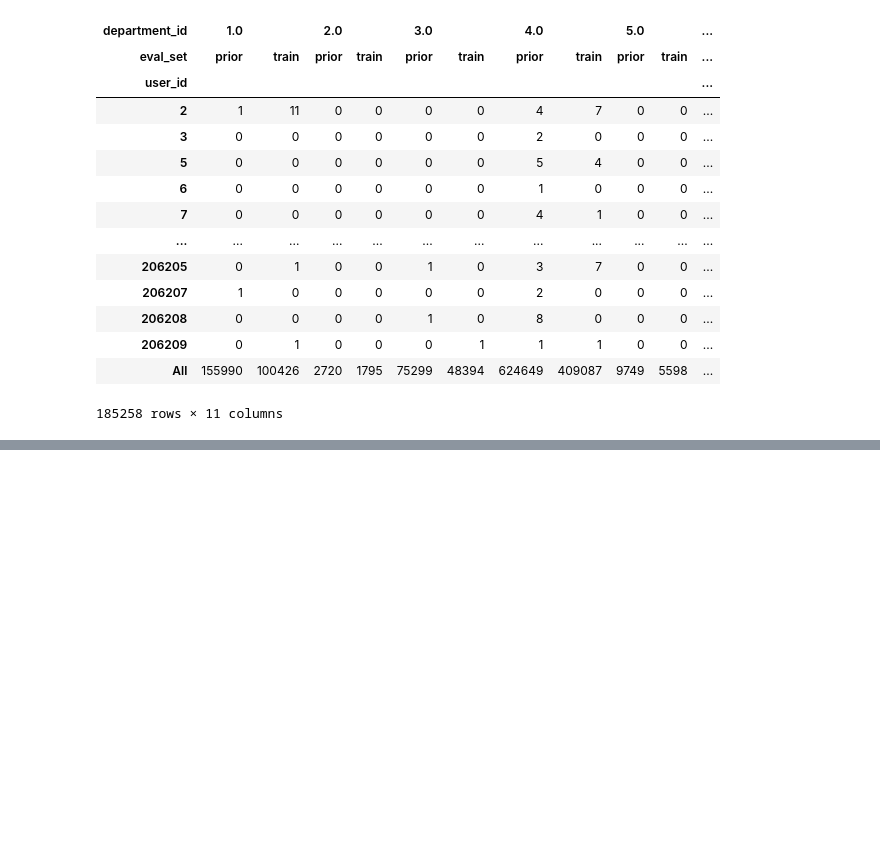
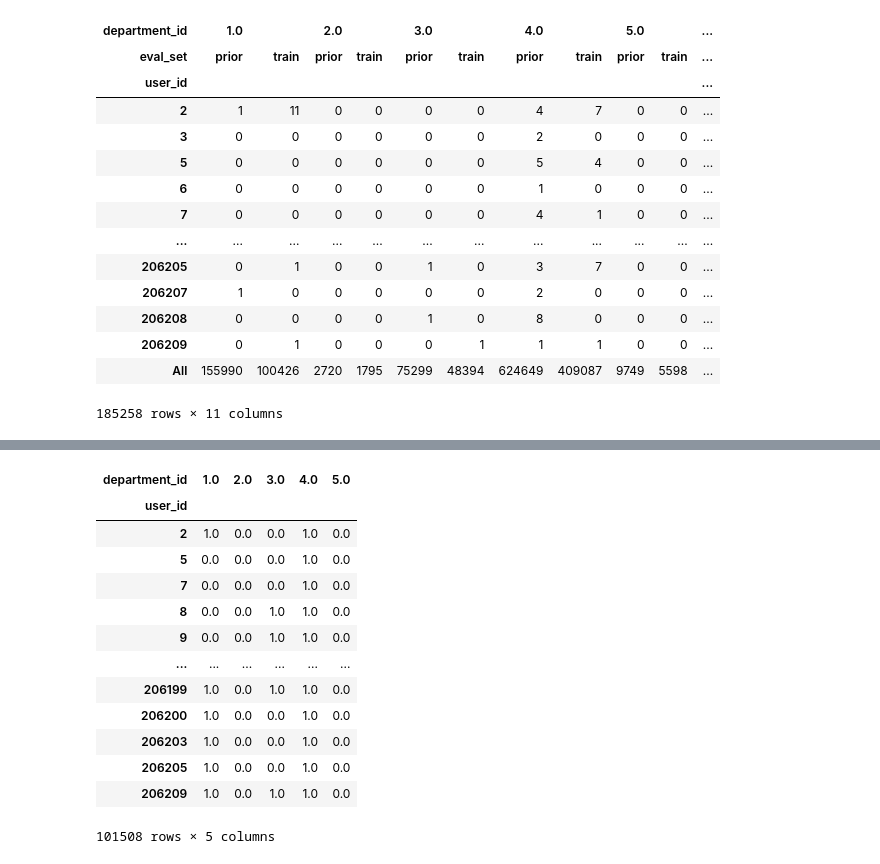
Before and after one commit to Chemmic/DataScience, a Jupyter notebook: data_science_project.ipynb, the cells around one changed output, grey strips where cells are left out. Drawn from its saved outputs; the diff is of its cells as text; code cells hidden in the pictures; blank space fills up the shorter version.

```diff
--- a/data_science_project.ipynb
+++ b/data_science_project.ipynb
@@ -225,0 +333,23 @@ latest = (
+# %%
+common_users = priorN.index.intersection(trainN.index)
+
+priorNN = priorN.loc[common_users]
+trainNN = trainN.loc[common_users]
+
+priorNN
+trainNN
+# %% [output]
+| department_id | 1.0 | 2.0 | 3.0 | 4.0 | 5.0 |
+| user_id |  |  |  |  |  |
+| 2 | 1.0 | 0.0 | 0.0 | 1.0 | 0.0 |
+| 5 | 0.0 | 0.0 | 0.0 | 1.0 | 0.0 |
+| 7 | 0.0 | 0.0 | 0.0 | 1.0 | 0.0 |
+| 8 | 0.0 | 0.0 | 1.0 | 1.0 | 0.0 |
+| 9 | 0.0 | 0.0 | 1.0 | 1.0 | 0.0 |
+| ... | ... | ... | ... | ... | ... |
+| 206199 | 1.0 | 0.0 | 1.0 | 1.0 | 0.0 |
+| 206200 | 1.0 | 0.0 | 0.0 | 1.0 | 0.0 |
+| 206203 | 1.0 | 0.0 | 0.0 | 1.0 | 0.0 |
+| 206205 | 1.0 | 0.0 | 0.0 | 1.0 | 0.0 |
+| 206209 | 1.0 | 0.0 | 1.0 | 1.0 | 0.0 |
+101508 rows × 5 columns
```
Also changed, not shown: parts of 7 cells of this notebook.
